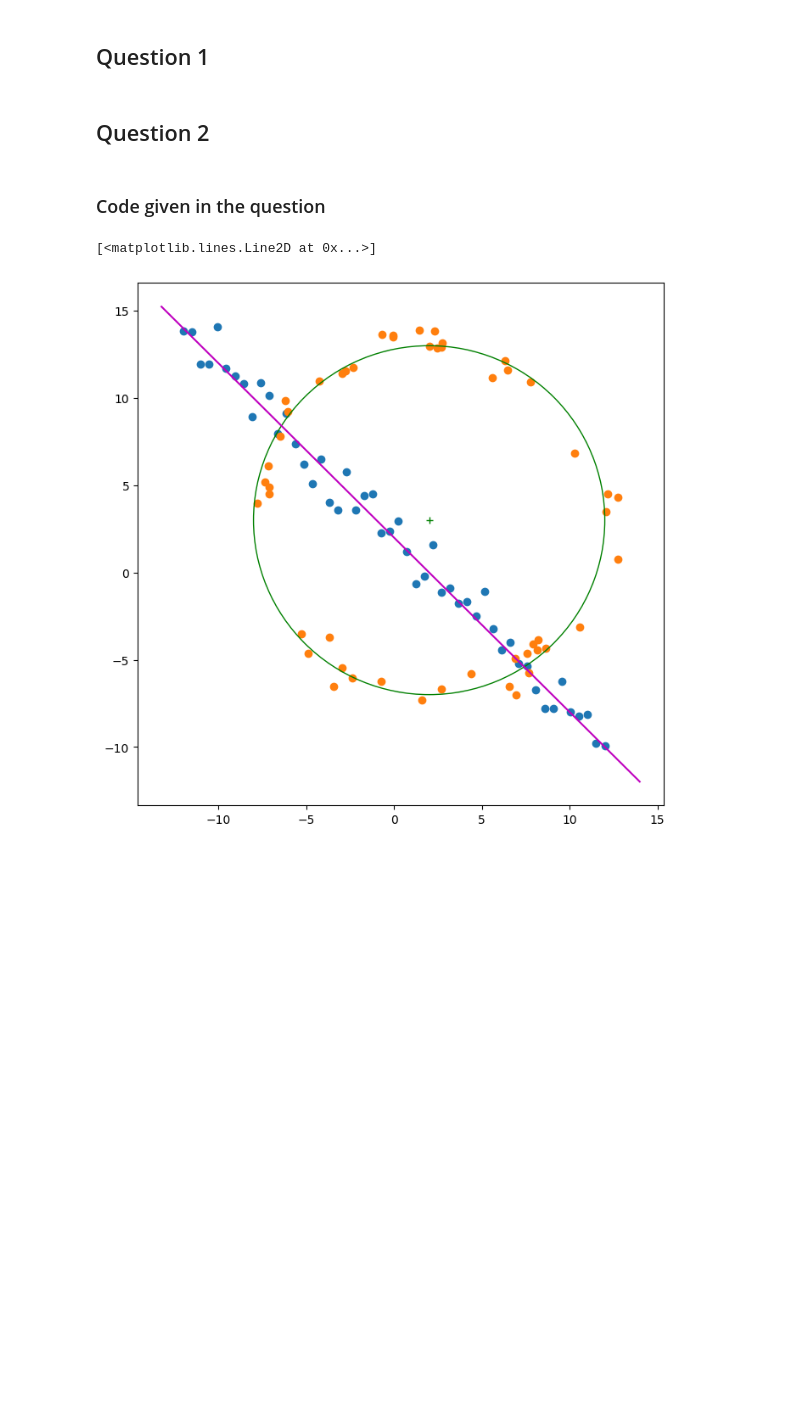
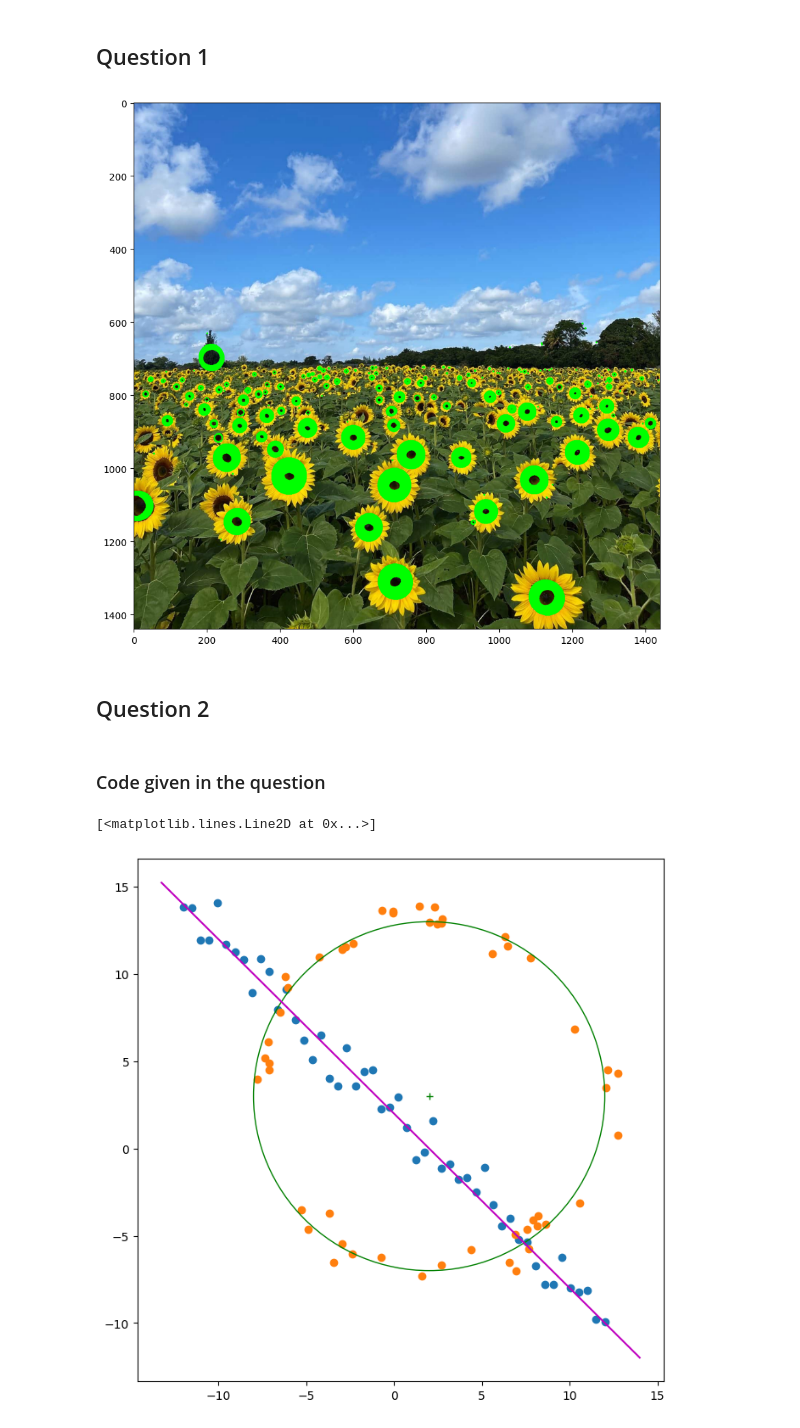
Before and after one commit to Dulan24/S5_EN3061_Image-processing, a Jupyter notebook: Activity 02/codes.ipynb, the cells around one changed output. Saved outputs shown, nothing was run; the diff lists cells and outputs as text; code cells hidden in the pictures; blank space fills up the shorter version.

```diff
--- a/Activity 02/codes.ipynb
+++ b/Activity 02/codes.ipynb
@@ -5,46 +5,72 @@ import cv2 as cv
 import numpy as np
 
 input_image = cv.imread('images/the_berry_farms_sunflower_field.jpeg', cv.IMREAD_GRAYSCALE)
+normalized_input_image = input_image/255
 
-
-number_of_sigmas = 20  # Number of sigmas
+number_of_sigmas = 25  # Number of sigmas
 min_sigma = 1.0
-max_sigma = 10.0
-threshold = 0.01
+max_sigma = 25.0
+threshold = 0.8
 
 sigmas = np.linspace(min_sigma, max_sigma, number_of_sigmas)
 
 detected_blobs = []
 radius = []
 
 def laplasian_kernel(size, sigma):
     kernel = np.zeros((size, size))
     center = size // 2
 
     for i in range(size):
         for j in range(size):
-            kernel[i, j] = ((i - center) ** 2 + (j - center) ** 2 - 2 * sigma ** 2) * np.exp(-((i - center) ** 2 + (j - center) ** 2) / (2 * sigma ** 2))
+            kernel[i, j] = ((i - center) ** 2 + (j - center) ** 2 - 2 * sigma ** 2) * np.exp(-((i - center) ** 2 + (j - center) ** 2) / (2 * sigma ** 2)) * 1/(2 * np.pi * sigma ** 2)
 
-    return kernel * sigma**2 # Normalization
+    return kernel # Normalized Laplacian of Gaussian kernel
 
 def image_thresholding(image, threshold):
     thresholded_image = np.zeros(image.shape)
     thresholded_image[image > threshold] = 1
     return thresholded_image # output is an image with boolean values
 
 for i in range(sigmas.shape[0]):
     sigma = sigmas[i]
     radius.append((np.sqrt(2)*sigma))
-    kernel_size = int(max_sigma*3)
-    convolved_image = cv.filter2D(input_image, -1, laplasian_kernel(kernel_size, sigmas[i]))
-    detected_blobs.append(image_thresholding(convolved_image, threshold))
+    kernel_size = int(sigma*6 + 1)
+    convolved_image = cv.filter2D(normalized_input_image, -1, laplasian_kernel(kernel_size, sigmas[i]))
+    # plt.figure()
+    # plt.imshow(convolved_image, cmap='gray')
+    # plt.title(f"Sigma: {sigma}")
+    normalized_convolved_image = convolved_image/np.max(convolved_image)
+    # print('max value of kernel : ', np.max(normalized_convolved_image))
+    detected_blobs.append(image_thresholding(normalized_convolved_image, threshold))
 
+# # plot the all the kernels
+# for i in range(sigmas.shape[0]):
+#     plt.figure()
+#     plt.imshow(laplasian_kernel(int(sigmas[i]*6 + 1), sigmas[i]), cmap='gray')
+#     plt.title(f"Sigma: {sigmas[i]}")
 
+# # plot the detected blobs locations
+# for i, image in enumerate(detected_blobs):
+#     # cv.imshow(f"Scale {i+1}", image)
+#     plt.figure()
+#     plt.imshow(detected_blobs[i], cmap='gray')
+#     plt.title(f"Sigma: {sigmas[i]}")
 
+output_image = cv.imread('images/the_berry_farms_sunflower_field.jpeg', cv.IMREAD_COLOR)
+output_image = cv.cvtColor(output_image, cv.COLOR_BGR2RGB)
+h, w, _ = output_image.shape
+for i in range(h):
+    for j in range(w):
+        for k in range(number_of_sigmas):
+            if detected_blobs[k][i, j] == 1:
+                cv.circle(output_image, (j, i), int(radius[k]), (0, 255, 0), 2)
 
-
-for i, image in enumerate(detected_blobs):
-    cv.imshow(f"Scale {i+1}", image)
+plt.figure(figsize=(10, 10))
+plt.imshow(output_image)
+plt.show()
 
 cv.waitKey(0)
 cv.destroyAllWindows()
+# %% [output]
+[figure, added]
```
Also changed, not shown: parts of 1 cell of this notebook, 1 other file.
